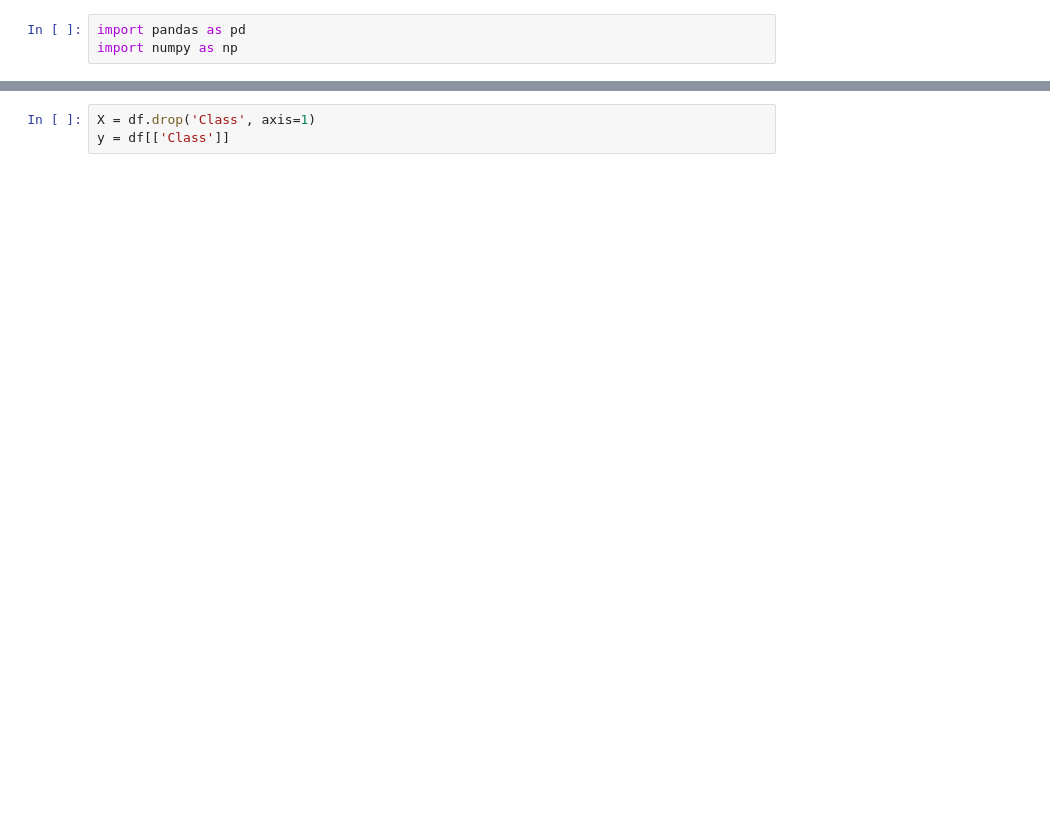
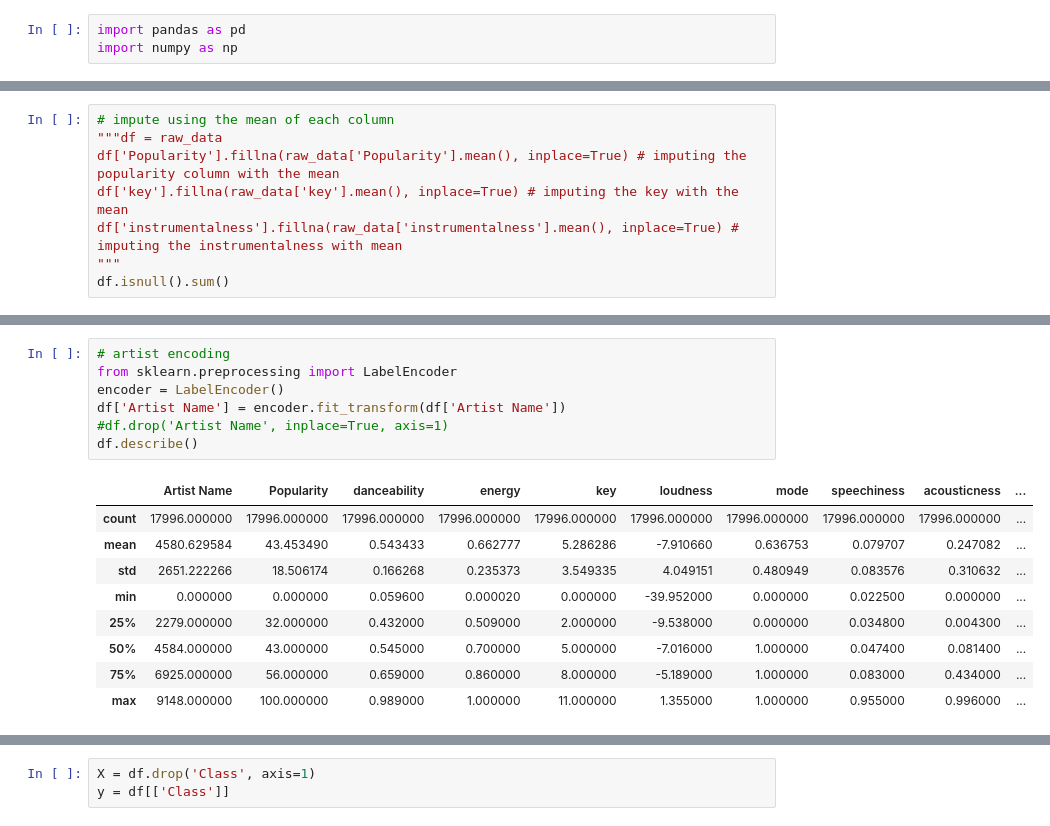
Before and after one commit to alyazidView/musicians, a Jupyter notebook: src/sandbox_ibrahim-g7.ipynb, the cells around one changed output, grey strips where cells are left out. Saved outputs shown, nothing was run; the diff lists cells and outputs as text; blank space fills up the shorter version.

```diff
--- a/src/sandbox_ibrahim-g7.ipynb
+++ b/src/sandbox_ibrahim-g7.ipynb
@@ -26,0 +44,8 @@ df.head()
+# %%
+# impute using the mean of each column
+"""df = raw_data
+df['Popularity'].fillna(raw_data['Popularity'].mean(), inplace=True) # imputing the popularity column with the mean
+df['key'].fillna(raw_data['key'].mean(), inplace=True) # imputing the key with the mean
+df['instrumentalness'].fillna(raw_data['instrumentalness'].mean(), inplace=True) # imputing the instrumentalness with mean
+"""
+df.isnull().sum()
@@ -26,0 +71,17 @@ df.head()
+# %%
+# artist encoding
+from sklearn.preprocessing import LabelEncoder
+encoder = LabelEncoder()
+df['Artist Name'] = encoder.fit_transform(df['Artist Name'])
+#df.drop('Artist Name', inplace=True, axis=1)
+df.describe()
+# %% [output]
+|  | Artist Name | Popularity | danceability | energy | key | loudness | mode | speechiness | acousticness | ... |
+| count | 17996.000000 | 17996.000000 | 17996.000000 | 17996.000000 | 17996.000000 | 17996.000000 | 17996.000000 | 17996.000000 | 17996.000000 | ... |
+| mean | 4580.629584 | 43.453490 | 0.543433 | 0.662777 | 5.286286 | -7.910660 | 0.636753 | 0.079707 | 0.247082 | ... |
+| std | 2651.222266 | 18.506174 | 0.166268 | 0.235373 | 3.549335 | 4.049151 | 0.480949 | 0.083576 | 0.310632 | ... |
+| min | 0.000000 | 0.000000 | 0.059600 | 0.000020 | 0.000000 | -39.952000 | 0.000000 | 0.022500 | 0.000000 | ... |
+| 25% | 2279.000000 | 32.000000 | 0.432000 | 0.509000 | 2.000000 | -9.538000 | 0.000000 | 0.034800 | 0.004300 | ... |
+| 50% | 4584.000000 | 43.000000 | 0.545000 | 0.700000 | 5.000000 | -7.016000 | 1.000000 | 0.047400 | 0.081400 | ... |
+| 75% | 6925.000000 | 56.000000 | 0.659000 | 0.860000 | 8.000000 | -5.189000 | 1.000000 | 0.083000 | 0.434000 | ... |
+| max | 9148.000000 | 100.000000 | 0.989000 | 1.000000 | 11.000000 | 1.355000 | 1.000000 | 0.955000 | 0.996000 | ... |
```
Also changed, not shown: parts of 20 cells of this notebook, 4 other files.
